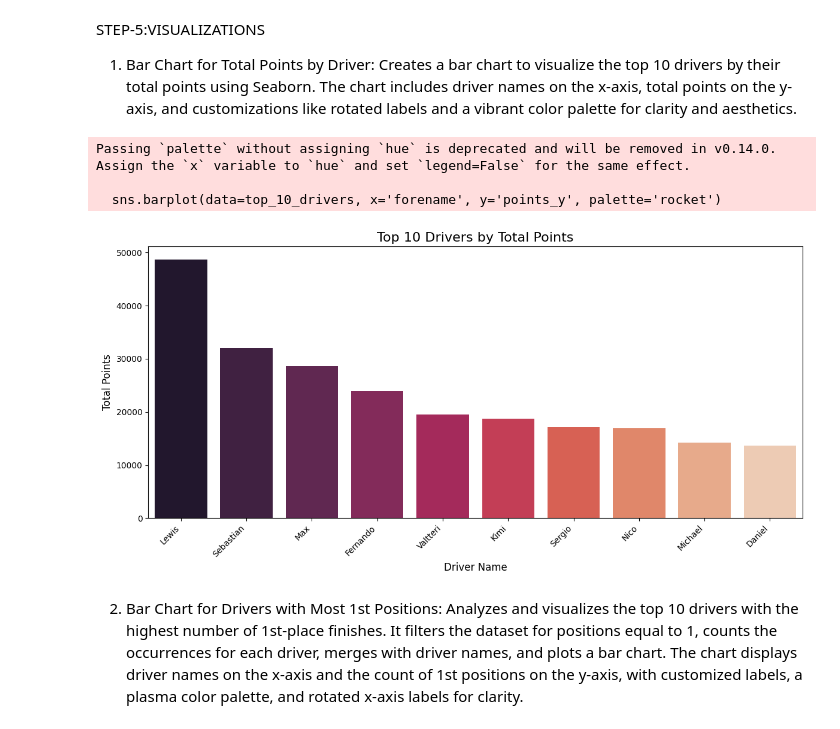
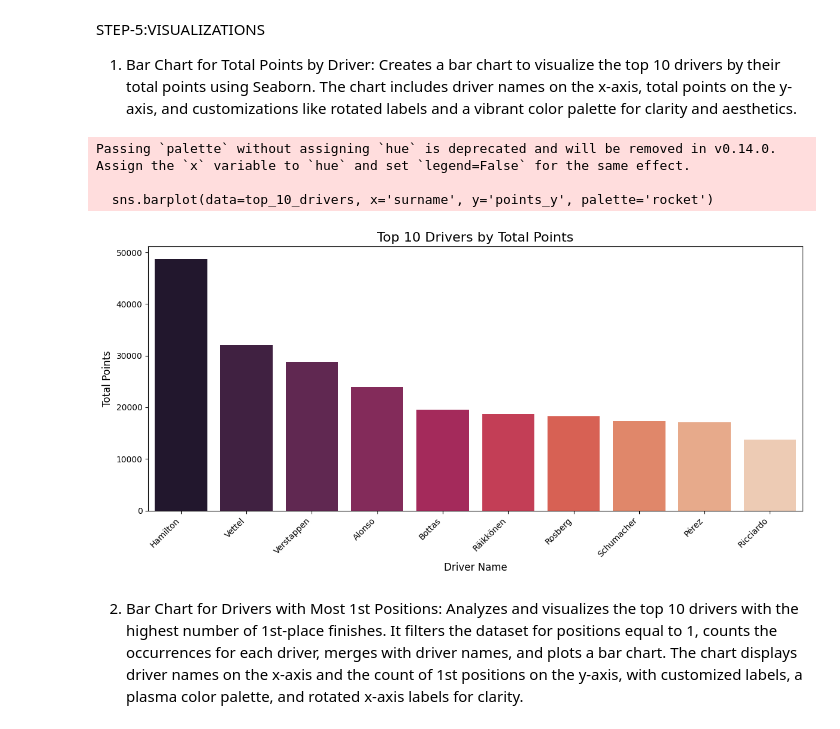
Before and after one commit to Chandrasekhar1919/chandra_hds5210, a Jupyter notebook: final/Final_project.ipynb, the cells around one changed output. Drawn from its saved outputs; the diff is of its cells as text; code cells hidden in the pictures.

```diff
--- a/final/Final_project.ipynb
+++ b/final/Final_project.ipynb
@@ -36,8 +36,10 @@ def load_data():
     """
     drivers = pd.read_csv('/content/drivers.csv')
     standings = pd.read_csv('/content/driver_standings.csv')
-    results = pd.read_json('/content/csvjson.json')
+    results = pd.read_json('/content/results.json')
     return drivers, standings, results
+
+drivers, standings, results = load_data()
 # %% [markdown]
 DISPLAYING THE DATA
 # %%
@@ -144,6 +146,8 @@ def merge_datasets(drivers, standings, results):
     merged_results = pd.merge(results, drivers, on='driverId', how='left')
     final_df = pd.merge(merged_results, standings, on=['raceId', 'driverId'], how='left')
     return final_df
+
+final_df = merge_datasets(drivers, standings, results)
 # %%
 final_df.info()
 # %% [output]
@@ -181,9 +185,9 @@ def aggregate_data(final_df):
         tuple: Aggregated points DataFrame, total races DataFrame, and pivot tables.
 
     Example:
-        >>> final_df = pd.DataFrame({'surname': ['Hamilton', 'Rosberg'], 'points': [25, 18], 'raceId': [1, 1]})
+        >>> final_df = pd.DataFrame({'surname': ['Hamilton', 'Rosberg'], 'points_y': [25, 18], 'raceId': [1, 1]})
         >>> agg_points, total_races, pivot_table, avg_points_pivot = aggregate_data(final_df)
-        >>> agg_points.iloc[0]['points']
+        >>> agg_points.iloc[0]['points_y']
         25
         >>> total_races.iloc[0]['race_count']
         1
@@ -191,15 +195,15 @@ def aggregate_data(final_df):
         25
     """
     # Aggregation 1: Total points per driver
-    agg_points = final_df.groupby('surname')['points'].sum().reset_index().sort_values(by='points', ascending=False)
+    agg_points = final_df.groupby('surname')['points_y'].sum().reset_index().sort_values(by='points_y', ascending=False)
 
     # Aggregation 2: Total races participated by each driver
     total_races = final_df.groupby('surname')['raceId'].nunique().reset_index().rename(columns={'raceId': 'race_count'})
 
     # Pivot 1: Points scored by each driver in each race
-    pivot_table = final_df.pivot_table(values='points', index='surname', columns='raceId', aggfunc='sum', fill_value=0)
+    pivot_table = final_df.pivot_table(values='points_y', index='surname', columns='raceId', aggfunc='sum', fill_value=0)
 
     # Pivot 2: Average points scored by each driver in each race
-    avg_points_pivot = final_df.pivot_table(values='points', index='surname', columns='raceId', aggfunc='mean', fill_value=0)
+    avg_points_pivot = final_df.pivot_table(values='points_y', index='surname', columns='raceId', aggfunc='mean', fill_value=0)
 
     return agg_points, total_races, pivot_table, avg_points_pivot
@@ -211,27 +228,31 @@ Creates a bar chart to visualize the top 10 drivers by their total points using
 # %%
 import matplotlib.pyplot as plt
 import seaborn as sns
+
+# Assuming `final_df` is your merged dataset
+agg_points, total_races, pivot_table, avg_points_pivot = aggregate_data(final_df)
+
 # Create a bar chart for total points by driver
-top_10_drivers = driver_points.head(10)
+top_10_drivers = agg_points.head(10)
 
 # Plot the top 10 drivers by their points
 plt.figure(figsize=(12, 6))
-sns.barplot(data=top_10_drivers, x='forename', y='points_y', palette='rocket')
+sns.barplot(data=top_10_drivers, x='surname', y='points_y', palette='rocket')
 
 # Set plot title and labels
 plt.title('Top 10 Drivers by Total Points', fontsize=16)
 plt.xlabel('Driver Name', fontsize=12)
 plt.ylabel('Total Points', fontsize=12)
 plt.xticks(rotation=45, ha='right')  # Rotate driver names for better readability
 plt.tight_layout()
 
 # Show the plot
 plt.show()
 # %% [output]
 Passing `palette` without assigning `hue` is deprecated and will be removed in v0.14.0. Assign the `x` variable to `hue` and set `legend=False` for the same effect.
 
-  sns.barplot(data=top_10_drivers, x='forename', y='points_y', palette='rocket')
+  sns.barplot(data=top_10_drivers, x='surname', y='points_y', palette='rocket')
-[figure, old version]
+[figure, new version]
 # %% [markdown]
 2. Bar Chart for Drivers with Most 1st Positions:
 Analyzes and visualizes the top 10 drivers with the highest number of 1st-place finishes. It filters the dataset for positions equal to 1, counts the occurrences for each driver, merges with driver names, and plots a bar chart. The chart displays driver names on the x-axis and the count of 1st positions on the y-axis, with customized labels, a plasma color palette, and rotated x-axis labels for clarity.
```
Also changed, not shown: parts of 3 cells of this notebook.
